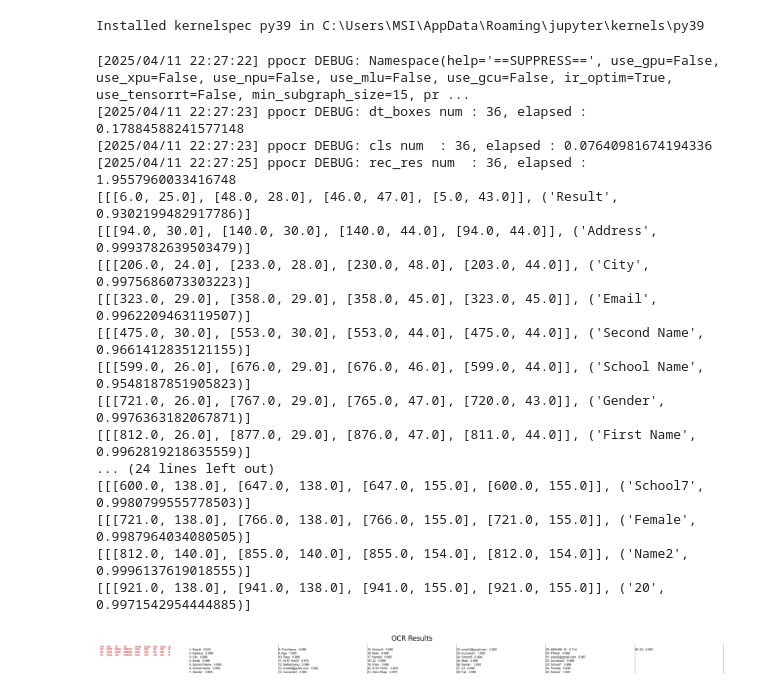
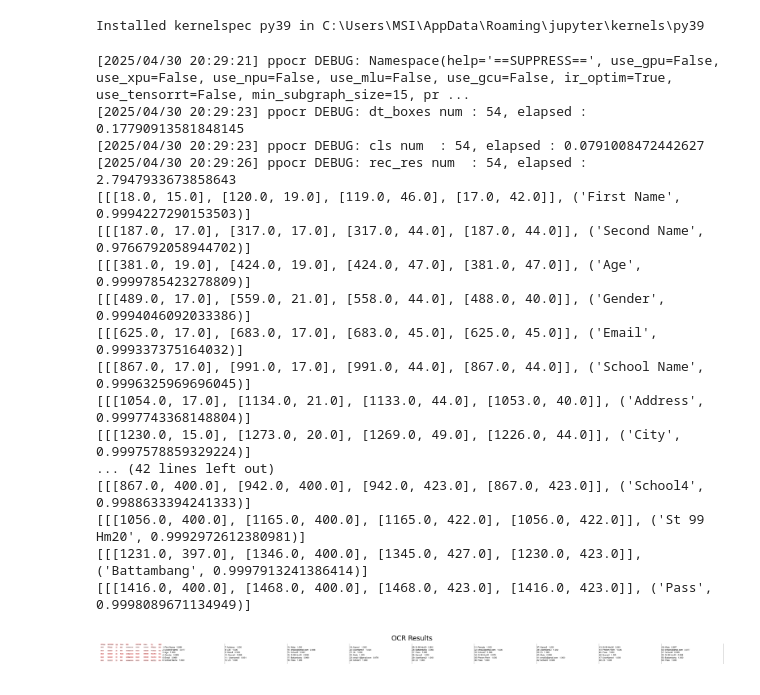
Before and after one commit to JackyDOM/Oject_YOLO, a Jupyter notebook: train_model.ipynb, the cells around one changed output. Saved outputs shown, nothing was run; the diff lists cells and outputs as text; code cells hidden in the pictures.

```diff
--- a/train_model.ipynb
+++ b/train_model.ipynb
@@ -346,49 +346,49 @@ from PIL import Image
 import matplotlib.pyplot as plt
 
 # Initialize PaddleOCR
 ocr = PaddleOCR(use_angle_cls=True, lang='en')  # Run once to download models
-img_path = 'photo_2025-04-09_16-34-30.jpg'
+img_path = '3e9a977c1fff4703a5af6541b470869e.png'
 
 # Perform OCR
 result = ocr.ocr(img_path, cls=True)
 for line in result[0]:  # Access the first (and only) item in result
     print(line)
 
 # Draw OCR result
 image = Image.open(img_path).convert('RGB')
 boxes = [line[0] for line in result[0]]
 txts = [line[1][0] for line in result[0]]
 scores = [line[1][1] for line in result[0]]
 im_show = draw_ocr(image, boxes, txts, scores, font_path='C:/Windows/Fonts/arial.ttf')  # Use accessible font
 
 # Convert to PIL Image for display
 im_show_pil = Image.fromarray(im_show)
 
 # Option 1: Display using PIL's show() (opens in default image viewer)
 im_show_pil.show()
 
 # Option 2: Display using matplotlib (more customizable, interactive in some environments)
 plt.figure(figsize=(20, 20))  # Set figure size
 plt.imshow(im_show)
 plt.axis('off')  # Hide axes for cleaner display
 plt.title('OCR Results')
 plt.show()
 # %% [output]
-[2025/04/11 22:27:22] ppocr DEBUG: Namespace(help='==SUPPRESS==', use_gpu=False, use_xpu=False, use_npu=False, use_mlu=False, use_gcu=False, ir_optim=True, use_tensorrt=False, min_subgraph_size=15, pr ...
-[2025/04/11 22:27:23] ppocr DEBUG: dt_boxes num : 36, elapsed : 0.17884588241577148
-[2025/04/11 22:27:23] ppocr DEBUG: cls num  : 36, elapsed : 0.07640981674194336
-[2025/04/11 22:27:25] ppocr DEBUG: rec_res num  : 36, elapsed : 1.9557960033416748
-[[[6.0, 25.0], [48.0, 28.0], [46.0, 47.0], [5.0, 43.0]], ('Result', 0.9302199482917786)]
-[[[94.0, 30.0], [140.0, 30.0], [140.0, 44.0], [94.0, 44.0]], ('Address', 0.9993782639503479)]
-[[[206.0, 24.0], [233.0, 28.0], [230.0, 48.0], [203.0, 44.0]], ('City', 0.9975686073303223)]
-[[[323.0, 29.0], [358.0, 29.0], [358.0, 45.0], [323.0, 45.0]], ('Email', 0.9962209463119507)]
-[[[475.0, 30.0], [553.0, 30.0], [553.0, 44.0], [475.0, 44.0]], ('Second Name', 0.9661412835121155)]
-[[[599.0, 26.0], [676.0, 29.0], [676.0, 46.0], [599.0, 44.0]], ('School Name', 0.9548187851905823)]
-[[[721.0, 26.0], [767.0, 29.0], [765.0, 47.0], [720.0, 43.0]], ('Gender', 0.9976363182067871)]
-[[[812.0, 26.0], [877.0, 29.0], [876.0, 47.0], [811.0, 44.0]], ('First Name', 0.9962819218635559)]
-... (24 lines left out)
-[[[600.0, 138.0], [647.0, 138.0], [647.0, 155.0], [600.0, 155.0]], ('School7', 0.9980799555778503)]
-[[[721.0, 138.0], [766.0, 138.0], [766.0, 155.0], [721.0, 155.0]], ('Female', 0.9987964034080505)]
-[[[812.0, 140.0], [855.0, 140.0], [855.0, 154.0], [812.0, 154.0]], ('Name2', 0.9996137619018555)]
-[[[921.0, 138.0], [941.0, 138.0], [941.0, 155.0], [921.0, 155.0]], ('20', 0.9971542954444885)]
+[2025/04/30 20:29:21] ppocr DEBUG: Namespace(help='==SUPPRESS==', use_gpu=False, use_xpu=False, use_npu=False, use_mlu=False, use_gcu=False, ir_optim=True, use_tensorrt=False, min_subgraph_size=15, pr ...
+[2025/04/30 20:29:23] ppocr DEBUG: dt_boxes num : 54, elapsed : 0.17790913581848145
+[2025/04/30 20:29:23] ppocr DEBUG: cls num  : 54, elapsed : 0.0791008472442627
+[2025/04/30 20:29:26] ppocr DEBUG: rec_res num  : 54, elapsed : 2.7947933673858643
+[[[18.0, 15.0], [120.0, 19.0], [119.0, 46.0], [17.0, 42.0]], ('First Name', 0.9994227290153503)]
+[[[187.0, 17.0], [317.0, 17.0], [317.0, 44.0], [187.0, 44.0]], ('Second Name', 0.9766792058944702)]
+[[[381.0, 19.0], [424.0, 19.0], [424.0, 47.0], [381.0, 47.0]], ('Age', 0.9999785423278809)]
+[[[489.0, 17.0], [559.0, 21.0], [558.0, 44.0], [488.0, 40.0]], ('Gender', 0.9994046092033386)]
+[[[625.0, 17.0], [683.0, 17.0], [683.0, 45.0], [625.0, 45.0]], ('Email', 0.999337375164032)]
+[[[867.0, 17.0], [991.0, 17.0], [991.0, 44.0], [867.0, 44.0]], ('School Name', 0.9996325969696045)]
+[[[1054.0, 17.0], [1134.0, 21.0], [1133.0, 44.0], [1053.0, 40.0]], ('Address', 0.9997743368148804)]
+[[[1230.0, 15.0], [1273.0, 20.0], [1269.0, 49.0], [1226.0, 44.0]], ('City', 0.9997578859329224)]
+... (42 lines left out)
+[[[867.0, 400.0], [942.0, 400.0], [942.0, 423.0], [867.0, 423.0]], ('School4', 0.9988633394241333)]
+[[[1056.0, 400.0], [1165.0, 400.0], [1165.0, 422.0], [1056.0, 422.0]], ('St 99 Hm20', 0.9992972612380981)]
+[[[1231.0, 397.0], [1346.0, 400.0], [1345.0, 427.0], [1230.0, 423.0]], ('Battambang', 0.9997913241386414)]
+[[[1416.0, 400.0], [1468.0, 400.0], [1468.0, 423.0], [1416.0, 423.0]], ('Pass', 0.9998089671134949)]
-[figure, old version]
+[figure, new version]
```
Also changed, not shown: parts of 1 cell of this notebook, 3 other files.
